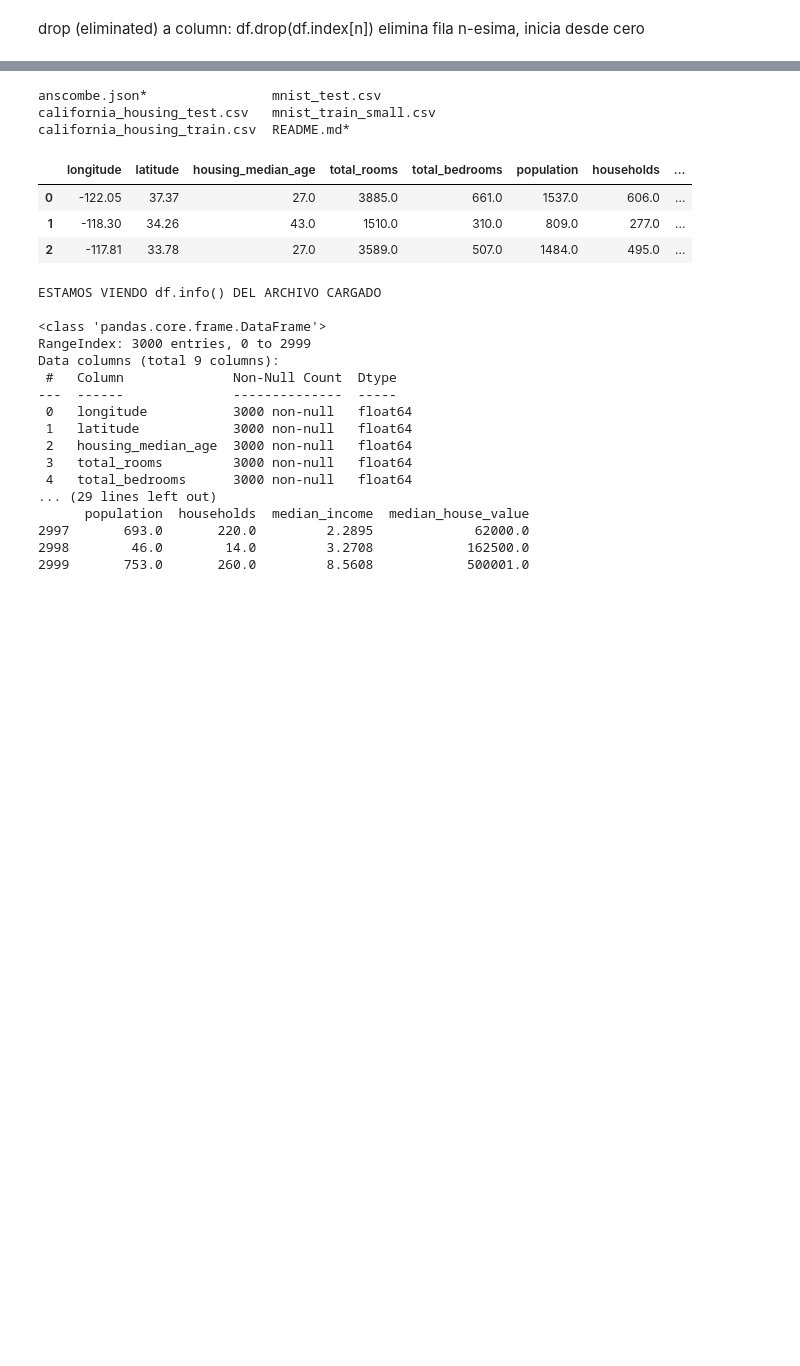
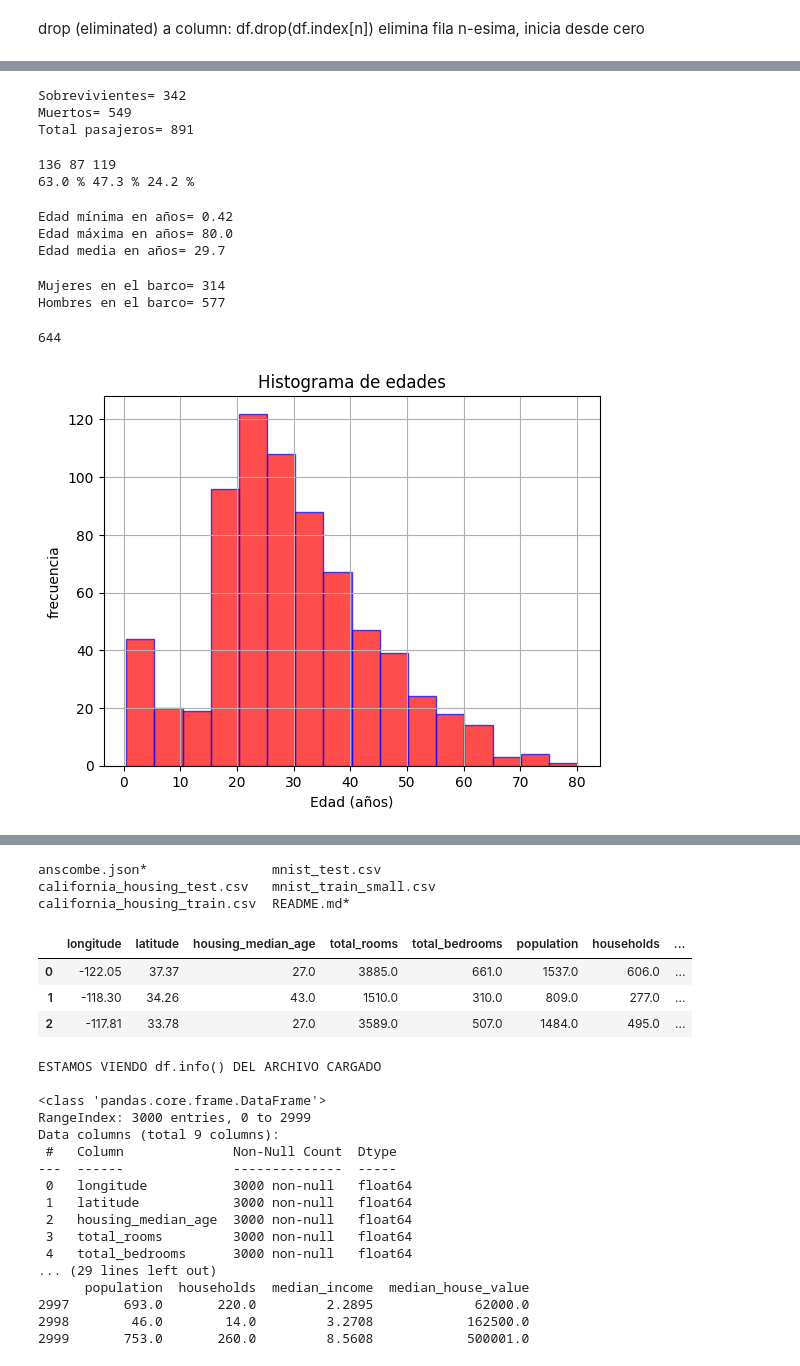
Before and after one commit to anferivera/Fundamentos_de_computacion, a Jupyter notebook: 14_pandas.ipynb, the cells around one changed output, grey strips where cells are left out. Cells and saved outputs as stored; diff of their text form; code cells hidden in the pictures; blank space fills up the shorter version.

```diff
--- a/14_pandas.ipynb
+++ b/14_pandas.ipynb
@@ -309,0 +328,4 @@ mi_df
+# %%
+url = "https://raw.githubusercontent.com/mwaskom/seaborn-data/refs/heads/master/titanic.csv"
+
+df = pd.read_csv(url)
@@ -309,0 +353,66 @@ mi_df
+# %%
+#Pregunta 1
+print("Sobrevivientes=",df.survived.sum())
+print('Muertos=',df.shape[0]-df.survived.sum())
+print("Total pasajeros=",df.shape[0])
+# %% [output]
+Sobrevivientes= 342
+Muertos= 549
+Total pasajeros= 891
+# %%
+#Pregunta 2: Cuántos pasajeros de primera, segunda y tercera clase sobrevienieron. Calcular el porcentaje respecto a su clase.
+#Sobrevievientes por clase
+s1c = df[np.logical_and(df.pclass == 1 ,df.survived ==1)]
+s2c = df[np.logical_and(df.pclass == 2 ,df.survived ==1)]
+s3c = df[np.logical_and(df.pclass == 3 ,df.survived ==1)]
+
+print(s1c.shape[0],s2c.shape[0],s3c.shape[0])
+#porcentajes
+p1c = (s1c.shape[0]/df[df.pclass == 1].shape[0])*100
+p2c = (s2c.shape[0]/df[df.pclass == 2].shape[0])*100
+p3c = (s3c.shape[0]/df[df.pclass == 3].shape[0])*100
+print("{:.1f}".format(p1c),"%","{:.1f}".format(p2c),"%","{:.1f}".format(p3c),"%")
+# %% [output]
+136 87 119
+63.0 % 47.3 % 24.2 %
+# %%
+#pregunta 3
+#Determinar la edad promedio, máxima y mínima de los pasajeros que viajaron en el Titanic.
+print('Edad mínima en años=',df.age.min())
+print('Edad máxima en años=',df.age.max())
+print('Edad media en años=',"{:.1f}".format(df.age.mean()))
+# %% [output]
+Edad mínima en años= 0.42
+Edad máxima en años= 80.0
+Edad media en años= 29.7
+# %%
+#Pregunta 4
+#¿Cuántas mujeres y cuantos hombres viajaban en el barco?
+print("Mujeres en el barco=",df[df.sex == 'female'].shape[0])
+print("Hombres en el barco=",df[df.sex == 'male'].shape[0])
+# %% [output]
+Mujeres en el barco= 314
+Hombres en el barco= 577
+# %%
+#Pregunta 5
+#5. ¿Cuántos pasajeros salieron del puerto de Southampton?
+
+df[df.embark_town == "Southampton"].shape[0]
+# %% [output]
+644
+# %%
+#Pregunta 6
+#6. Hacer un histograma de edades en bines de 5 años.
+
+import matplotlib.pyplot as plt
+
+nbins = int(np.round((df.age.max()-df.age.min())/5))
+
+plt.hist(df.age, nbins, color='red', alpha=0.7, edgecolor='blue')
+plt.grid()
+plt.xlabel('Edad (años)')
+plt.ylabel('frecuencia')
+plt.title('Histograma de edades')
+plt.show()
+# %% [output]
+[figure, added]
```
Also changed, not shown: parts of 41 cells of this notebook.
